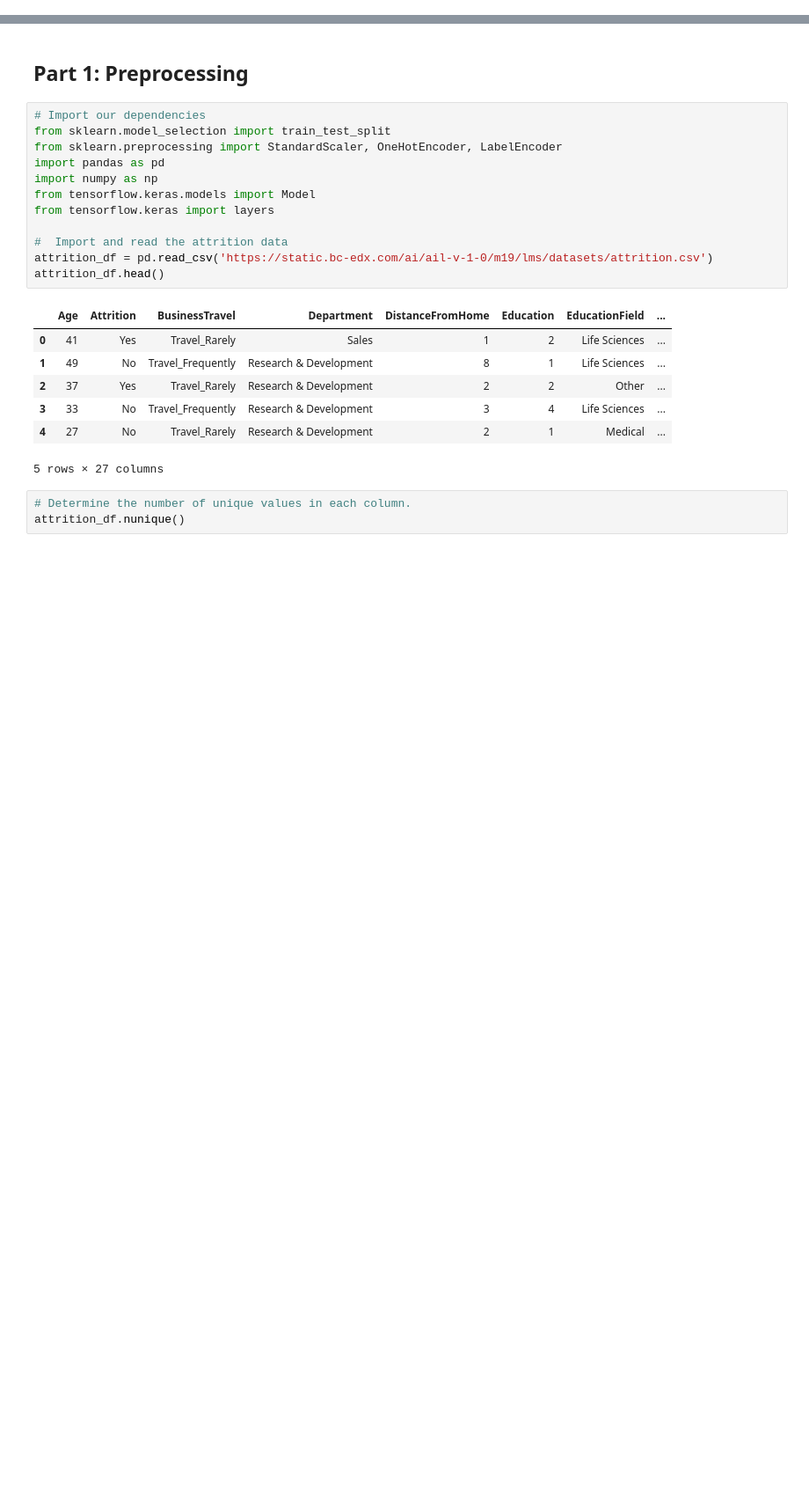
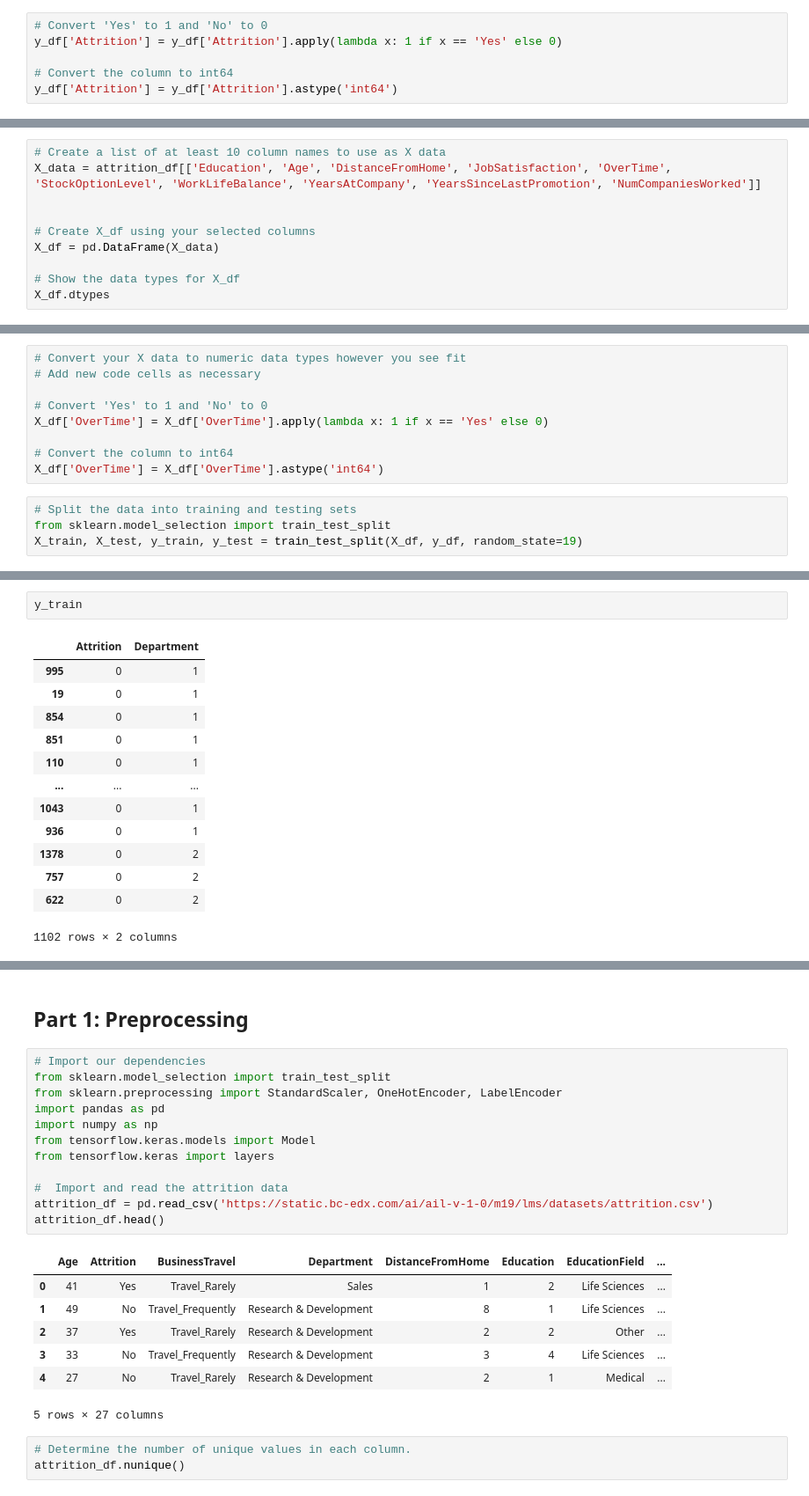
Before and after one commit to FurrowSam/Employee-Attrition-and-Classification, a Jupyter notebook: attrition.ipynb, the cells around one changed output, grey strips where cells are left out. Shown: that part at 88% size. Drawn from its saved outputs; the diff is of its cells as text; blank space fills up the shorter version.

```diff
--- a/attrition.ipynb
+++ b/attrition.ipynb
@@ -2,0 +64,6 @@
+# %%
+# Convert 'Yes' to 1 and 'No' to 0
+y_df['Attrition'] = y_df['Attrition'].apply(lambda x: 1 if x == 'Yes' else 0)
+
+# Convert the column to int64
+y_df['Attrition'] = y_df['Attrition'].astype('int64')
@@ -2,0 +97,10 @@
+# %%
+# Create a list of at least 10 column names to use as X data
+X_data = attrition_df[['Education', 'Age', 'DistanceFromHome', 'JobSatisfaction', 'OverTime', 'StockOptionLevel', 'WorkLifeBalance', 'YearsAtCompany', 'YearsSinceLastPromotion', 'NumCompaniesWorked']]
+
+
+# Create X_df using your selected columns
+X_df = pd.DataFrame(X_data)
+
+# Show the data types for X_df
+X_df.dtypes
@@ -2,0 +135,13 @@
+# %%
+# Convert your X data to numeric data types however you see fit
+# Add new code cells as necessary
+
+# Convert 'Yes' to 1 and 'No' to 0
+X_df['OverTime'] = X_df['OverTime'].apply(lambda x: 1 if x == 'Yes' else 0)
+
+# Convert the column to int64
+X_df['OverTime'] = X_df['OverTime'].astype('int64')
+# %%
+# Split the data into training and testing sets
+from sklearn.model_selection import train_test_split
+X_train, X_test, y_train, y_test = train_test_split(X_df, y_df, random_state=19)
@@ -2,0 +158,16 @@
+# %%
+y_train
+# %% [output]
+|  | Attrition | Department |
+| 995 | 0 | 1 |
+| 19 | 0 | 1 |
+| 854 | 0 | 1 |
+| 851 | 0 | 1 |
+| 110 | 0 | 1 |
+| ... | ... | ... |
+| 1043 | 0 | 1 |
+| 936 | 0 | 1 |
+| 1378 | 0 | 2 |
+| 757 | 0 | 2 |
+| 622 | 0 | 2 |
+1102 rows × 2 columns
```
Also changed, not shown: parts of 54 cells of this notebook.
